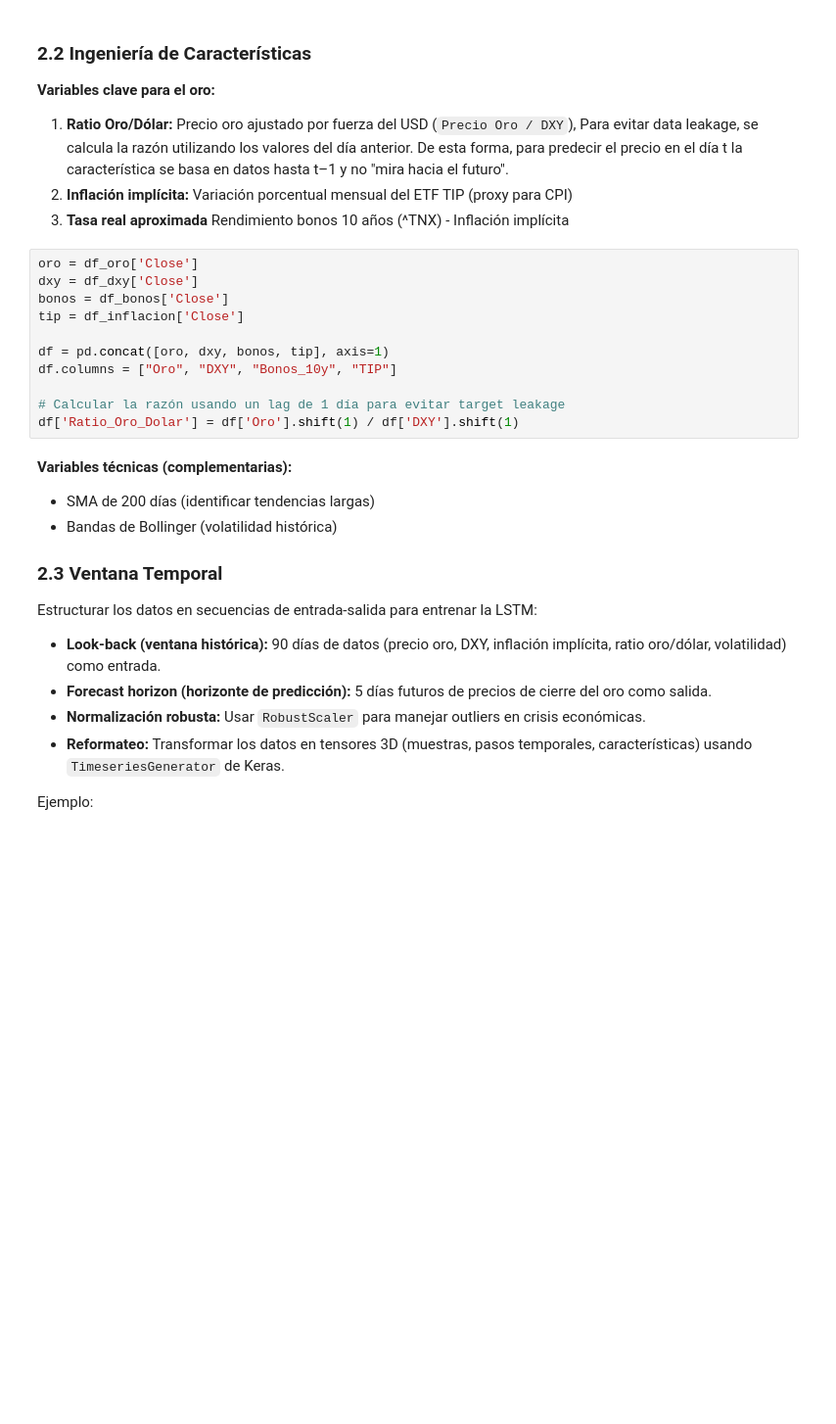
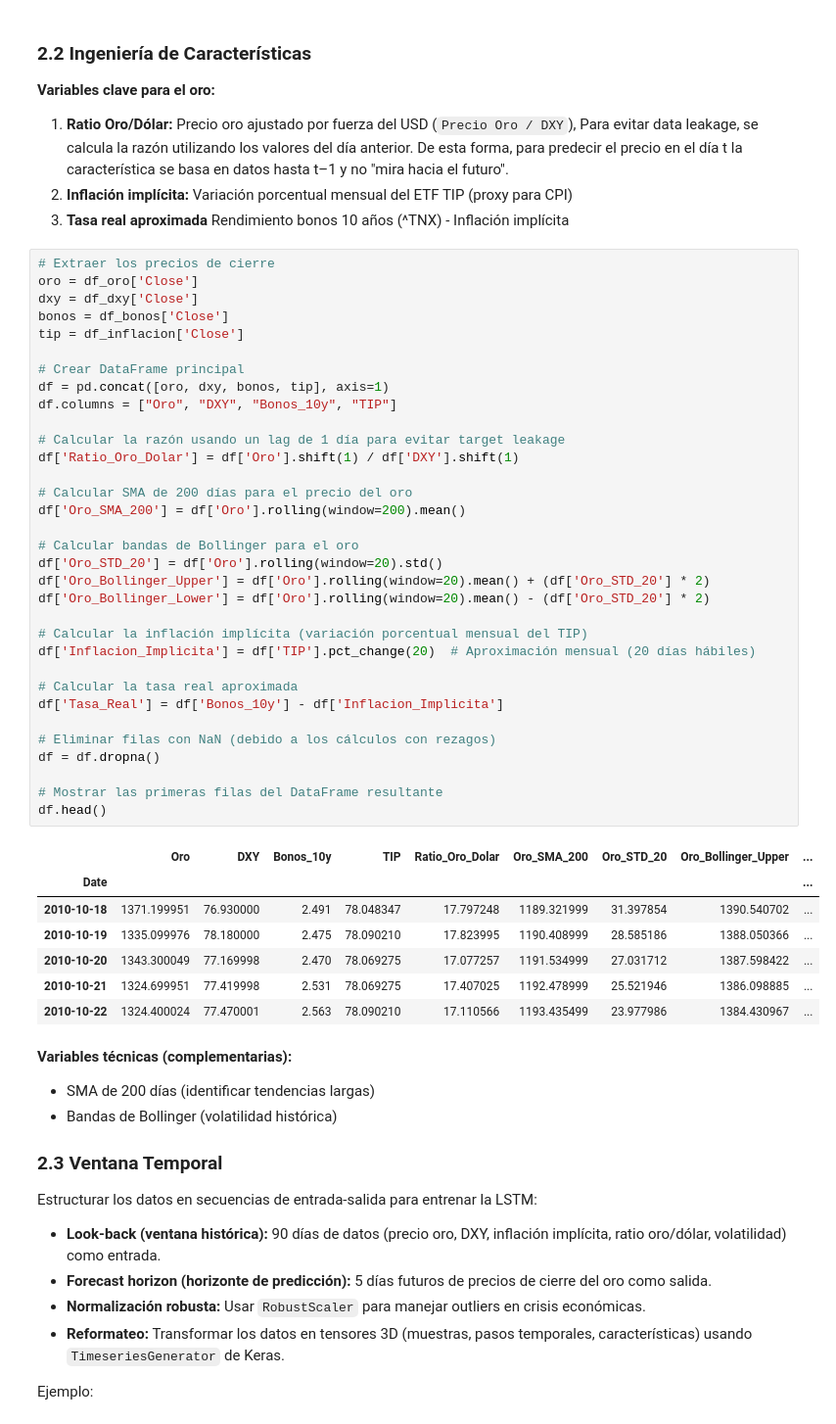
Before and after one commit to alejandrorod-tajamar/RNN-GoldPrice, a Jupyter notebook: GoldPrice.ipynb, the cells around one changed output. Shown at 98% size. Saved outputs shown, nothing was run; the diff lists cells and outputs as text; blank space fills up the shorter version.

```diff
--- a/GoldPrice.ipynb
+++ b/GoldPrice.ipynb
@@ -44,16 +76,46 @@ df_inflacion = yf.download("TIP", start="2010-01-01")  # ETF de bonos indexados
 2. **Inflación implícita:** Variación porcentual mensual del ETF TIP (proxy para CPI)
 3. **Tasa real aproximada** Rendimiento bonos 10 años (^TNX) - Inflación implícita
 # %%
+# Extraer los precios de cierre
 oro = df_oro['Close']
 dxy = df_dxy['Close']
 bonos = df_bonos['Close']
 tip = df_inflacion['Close']
 
+# Crear DataFrame principal
 df = pd.concat([oro, dxy, bonos, tip], axis=1)
 df.columns = ["Oro", "DXY", "Bonos_10y", "TIP"]
 
 # Calcular la razón usando un lag de 1 día para evitar target leakage
 df['Ratio_Oro_Dolar'] = df['Oro'].shift(1) / df['DXY'].shift(1)
+
+# Calcular SMA de 200 días para el precio del oro
+df['Oro_SMA_200'] = df['Oro'].rolling(window=200).mean()
+
+# Calcular bandas de Bollinger para el oro
+df['Oro_STD_20'] = df['Oro'].rolling(window=20).std()
+df['Oro_Bollinger_Upper'] = df['Oro'].rolling(window=20).mean() + (df['Oro_STD_20'] * 2)
+df['Oro_Bollinger_Lower'] = df['Oro'].rolling(window=20).mean() - (df['Oro_STD_20'] * 2)
+
+# Calcular la inflación implícita (variación porcentual mensual del TIP)
+df['Inflacion_Implicita'] = df['TIP'].pct_change(20)  # Aproximación mensual (20 días hábiles)
+
+# Calcular la tasa real aproximada
+df['Tasa_Real'] = df['Bonos_10y'] - df['Inflacion_Implicita']
+
+# Eliminar filas con NaN (debido a los cálculos con rezagos)
+df = df.dropna()
+
+# Mostrar las primeras filas del DataFrame resultante
+df.head()
+# %% [output]
+|  | Oro | DXY | Bonos_10y | TIP | Ratio_Oro_Dolar | Oro_SMA_200 | Oro_STD_20 | Oro_Bollinger_Upper | ... |
+| Date |  |  |  |  |  |  |  |  | ... |
+| 2010-10-18 | 1371.199951 | 76.930000 | 2.491 | 78.048347 | 17.797248 | 1189.321999 | 31.397854 | 1390.540702 | ... |
+| 2010-10-19 | 1335.099976 | 78.180000 | 2.475 | 78.090210 | 17.823995 | 1190.408999 | 28.585186 | 1388.050366 | ... |
+| 2010-10-20 | 1343.300049 | 77.169998 | 2.470 | 78.069275 | 17.077257 | 1191.534999 | 27.031712 | 1387.598422 | ... |
+| 2010-10-21 | 1324.699951 | 77.419998 | 2.531 | 78.069275 | 17.407025 | 1192.478999 | 25.521946 | 1386.098885 | ... |
+| 2010-10-22 | 1324.400024 | 77.470001 | 2.563 | 78.090210 | 17.110566 | 1193.435499 | 23.977986 | 1384.430967 | ... |
 # %% [markdown]
 **Variables técnicas (complementarias):**
 - SMA de 200 días (identificar tendencias largas)
```
Also changed, not shown: parts of 29 cells of this notebook, 3 other files.
